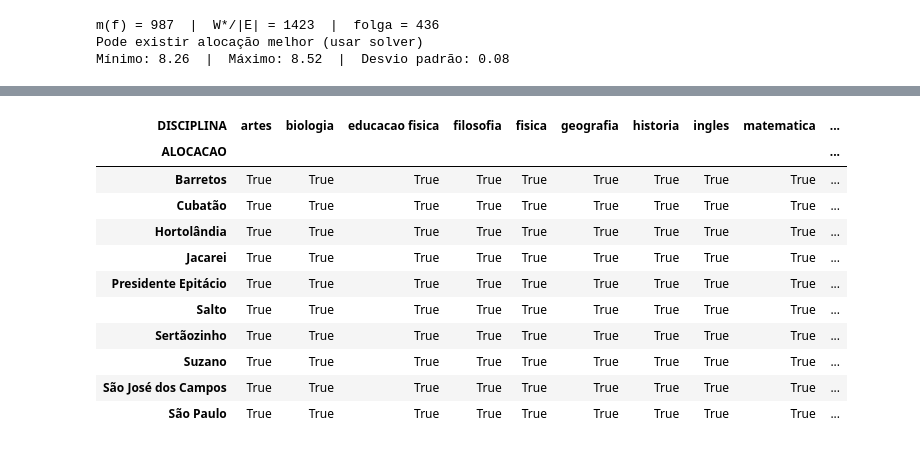
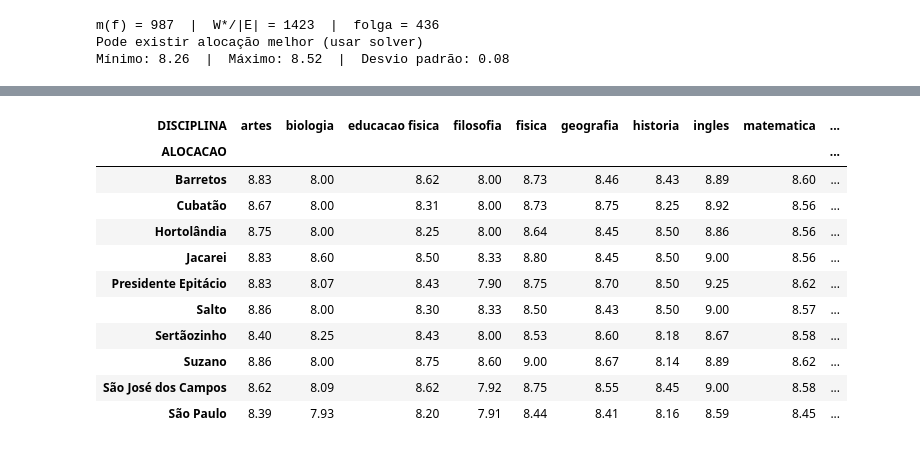
Before and after one commit to LeozinRuiz/Modelagem-de-Otimiza-o-do-Sistema-Educacional, a Jupyter notebook: Trabalho.ipynb, the cells around one changed output, grey strips where cells are left out. Saved outputs shown, nothing was run; the diff lists cells and outputs as text; code cells hidden in the pictures.

```diff
--- a/Trabalho.ipynb
+++ b/Trabalho.ipynb
@@ -446,15 +433,15 @@ Name: PESO, dtype: float64
 # %%
-pd.crosstab(nova_distribuicao['ALOCACAO'], nova_distribuicao['DISCIPLINA']) == professores_por_disciplina
+dados.pivot_table(index='ALOCACAO', columns='DISCIPLINA', values='PESO', aggfunc='mean').round(2)
 # %% [output]
 | DISCIPLINA | artes | biologia | educacao fisica | filosofia | fisica | geografia | historia | ingles | matematica | ... |
 | ALOCACAO |  |  |  |  |  |  |  |  |  | ... |
-| Barretos | True | True | True | True | True | True | True | True | True | ... |
-| Cubatão | True | True | True | True | True | True | True | True | True | ... |
-| Hortolândia | True | True | True | True | True | True | True | True | True | ... |
-| Jacarei | True | True | True | True | True | True | True | True | True | ... |
-| Presidente Epitácio | True | True | True | True | True | True | True | True | True | ... |
-| Salto | True | True | True | True | True | True | True | True | True | ... |
-| Sertãozinho | True | True | True | True | True | True | True | True | True | ... |
-| Suzano | True | True | True | True | True | True | True | True | True | ... |
-| São José dos Campos | True | True | True | True | True | True | True | True | True | ... |
-| São Paulo | True | True | True | True | True | True | True | True | True | ... |
+| Barretos | 8.83 | 8.00 | 8.62 | 8.00 | 8.73 | 8.46 | 8.43 | 8.89 | 8.60 | ... |
+| Cubatão | 8.67 | 8.00 | 8.31 | 8.00 | 8.73 | 8.75 | 8.25 | 8.92 | 8.56 | ... |
+| Hortolândia | 8.75 | 8.00 | 8.25 | 8.00 | 8.64 | 8.45 | 8.50 | 8.86 | 8.56 | ... |
+| Jacarei | 8.83 | 8.60 | 8.50 | 8.33 | 8.80 | 8.45 | 8.50 | 9.00 | 8.56 | ... |
+| Presidente Epitácio | 8.83 | 8.07 | 8.43 | 7.90 | 8.75 | 8.70 | 8.50 | 9.25 | 8.62 | ... |
+| Salto | 8.86 | 8.00 | 8.30 | 8.33 | 8.50 | 8.43 | 8.50 | 9.00 | 8.57 | ... |
+| Sertãozinho | 8.40 | 8.25 | 8.43 | 8.00 | 8.53 | 8.60 | 8.18 | 8.67 | 8.58 | ... |
+| Suzano | 8.86 | 8.00 | 8.75 | 8.60 | 9.00 | 8.67 | 8.14 | 8.89 | 8.62 | ... |
+| São José dos Campos | 8.62 | 8.09 | 8.62 | 7.92 | 8.75 | 8.55 | 8.45 | 9.00 | 8.58 | ... |
+| São Paulo | 8.39 | 7.93 | 8.20 | 7.91 | 8.44 | 8.41 | 8.16 | 8.59 | 8.45 | ... |
```
Also changed, not shown: parts of 7 cells of this notebook.
